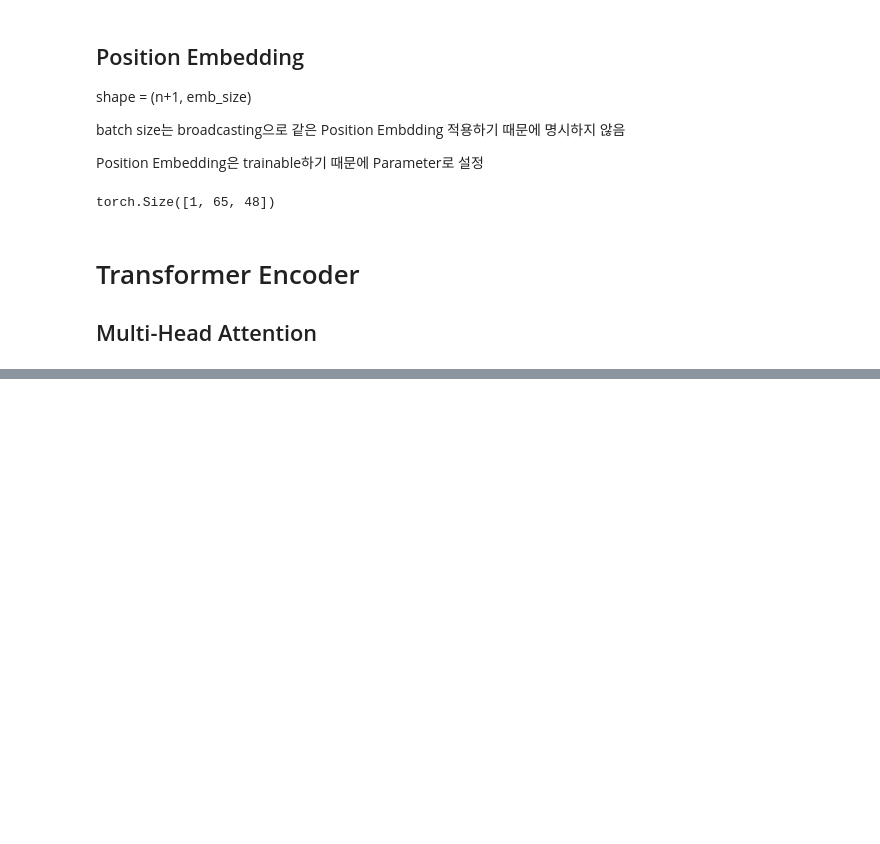
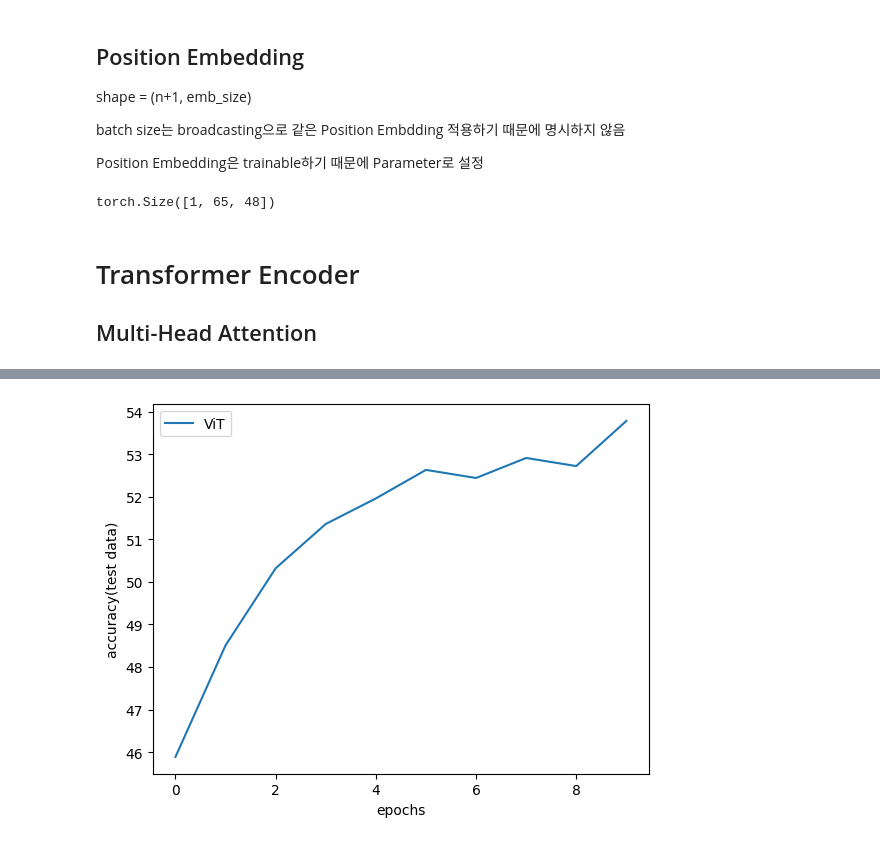
Before and after one commit to tlqwkrk4471/PytorchBasic, a Jupyter notebook: Implementing_ViT_in_Pytorch.ipynb, the cells around one changed output, grey strips where cells are left out. Drawn from its saved outputs; the diff is of its cells as text; code cells hidden in the pictures; blank space fills up the shorter version.

```diff
--- a/Implementing_ViT_in_Pytorch.ipynb
+++ b/Implementing_ViT_in_Pytorch.ipynb
@@ -177,0 +426,4 @@ class MultiHeadAttention(nn.Module):
+# %%
+plot_acc(training_log['acc'], 'ViT')
+# %% [output]
+[figure, added]
```
Also changed, not shown: parts of 19 cells of this notebook.
